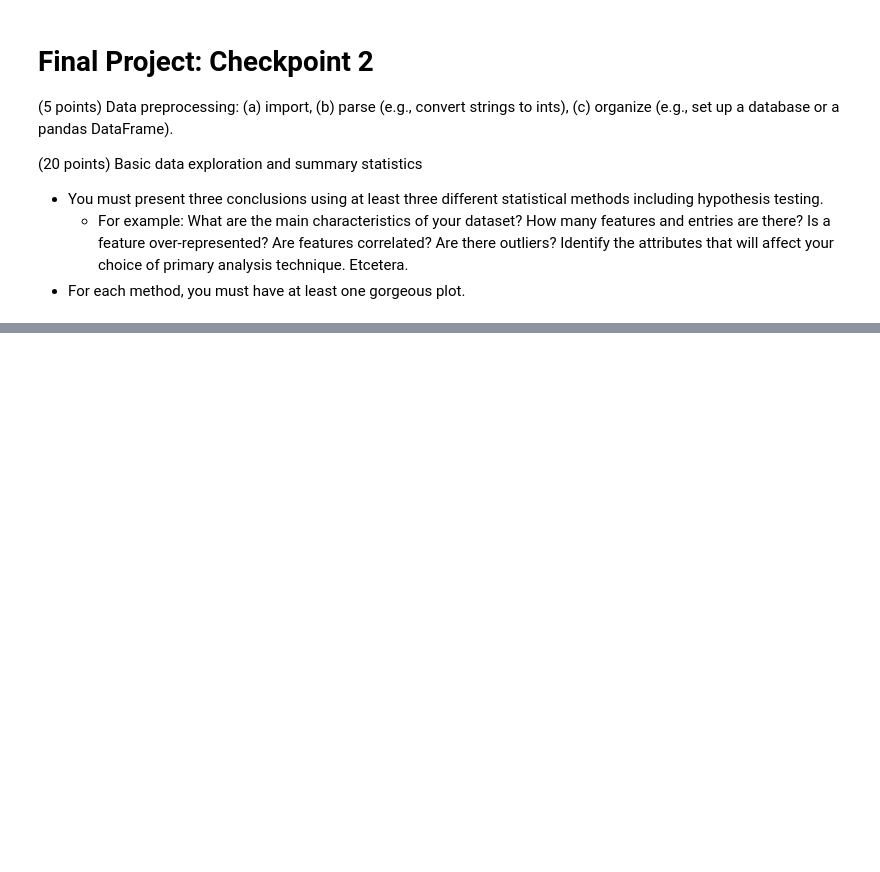
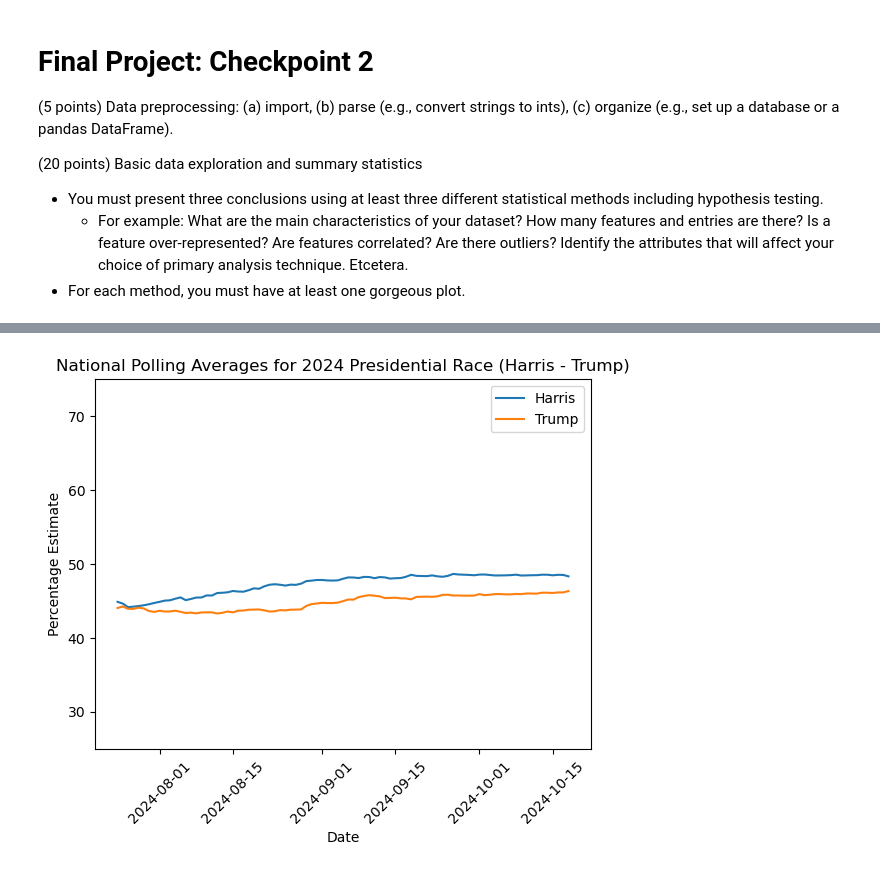
Before and after one commit to wellsGarrison/320Project, a Jupyter notebook: final_project.ipynb, the cells around one changed output, grey strips where cells are left out. Saved outputs shown, nothing was run; the diff lists cells and outputs as text; code cells hidden in the pictures; blank space fills up the shorter version.

Commit message:
Completed conclusion and basic plot.

```diff
--- a/final_project.ipynb
+++ b/final_project.ipynb
@@ -53,0 +28,9 @@ pd.read_csv("weball24.txt", delimiter='|')
+# %%
+polling_df = pd.read_csv('presidential_general_averages.csv')
+polling_df['date'] = pd.to_datetime(polling_df['date']).dt.date
+
+harris_df = polling_df[(polling_df['candidate'].str.contains('Harris')) & (polling_df['date'] >= datetime.date(2024, 7, 24)) & (polling_df['state'] == 'National')][['date', 'pct_estimate']]
+
+trump_df = polling_df[(polling_df['candidate'].str.contains('Trump')) & (polling_df['date'] >= datetime.date(2024, 7, 24)) & (polling_df['state'] == 'National')][['date', 'pct_estimate']]
+
+wilcoxon(harris_df['pct_estimate'], trump_df['pct_estimate'], alternative='greater')
@@ -53,0 +55,13 @@ pd.read_csv("weball24.txt", delimiter='|')
+# %%
+sns.lineplot(data=harris_df, x='date', y='pct_estimate', label='Harris')
+sns.lineplot(data=trump_df, x='date', y='pct_estimate', label='Trump')
+
+plt.title('National Polling Averages for 2024 Presidential Race (Harris - Trump)')
+plt.xlabel('Date')
+plt.ylabel('Percentage Estimate')
+
+plt.xticks(rotation=45)
+plt.ylim(bottom=25, top=75)
+plt.show()
+# %% [output]
+[figure, added]
```
Also changed, not shown: parts of 5 cells of this notebook.
